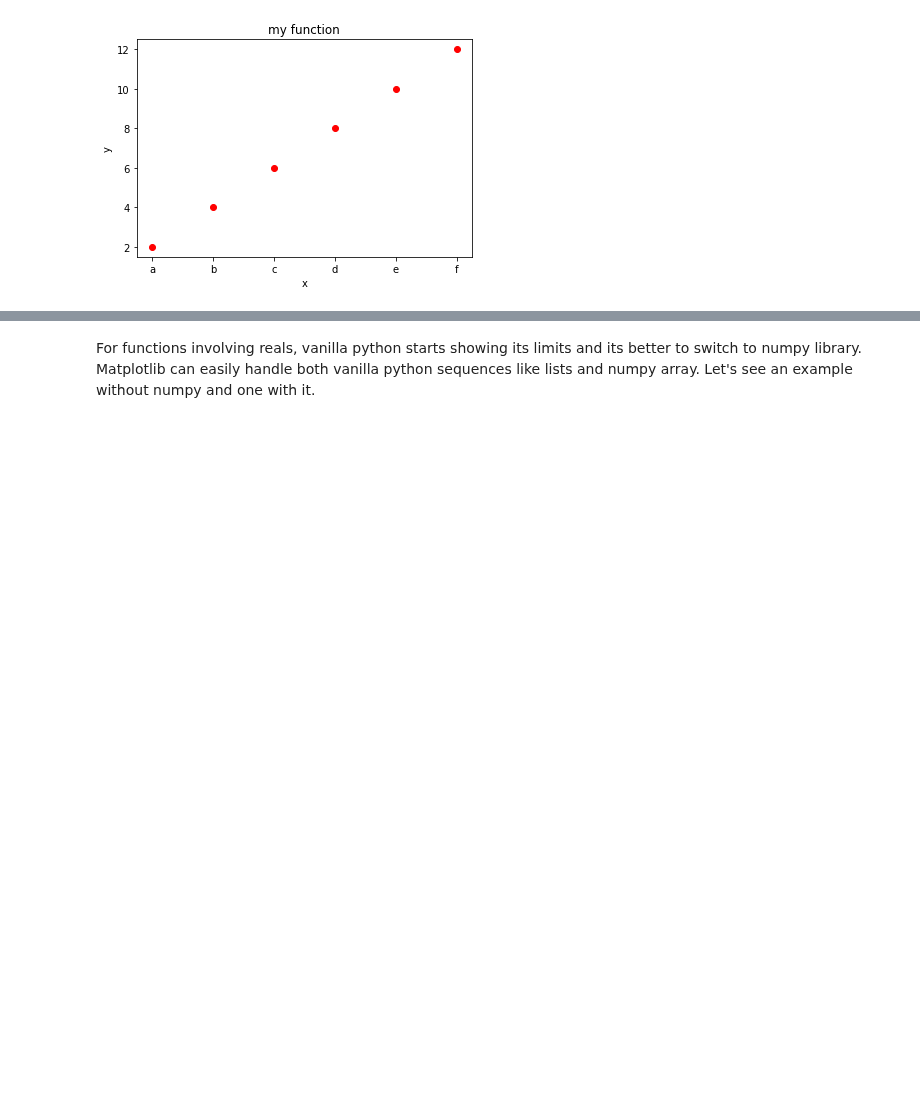
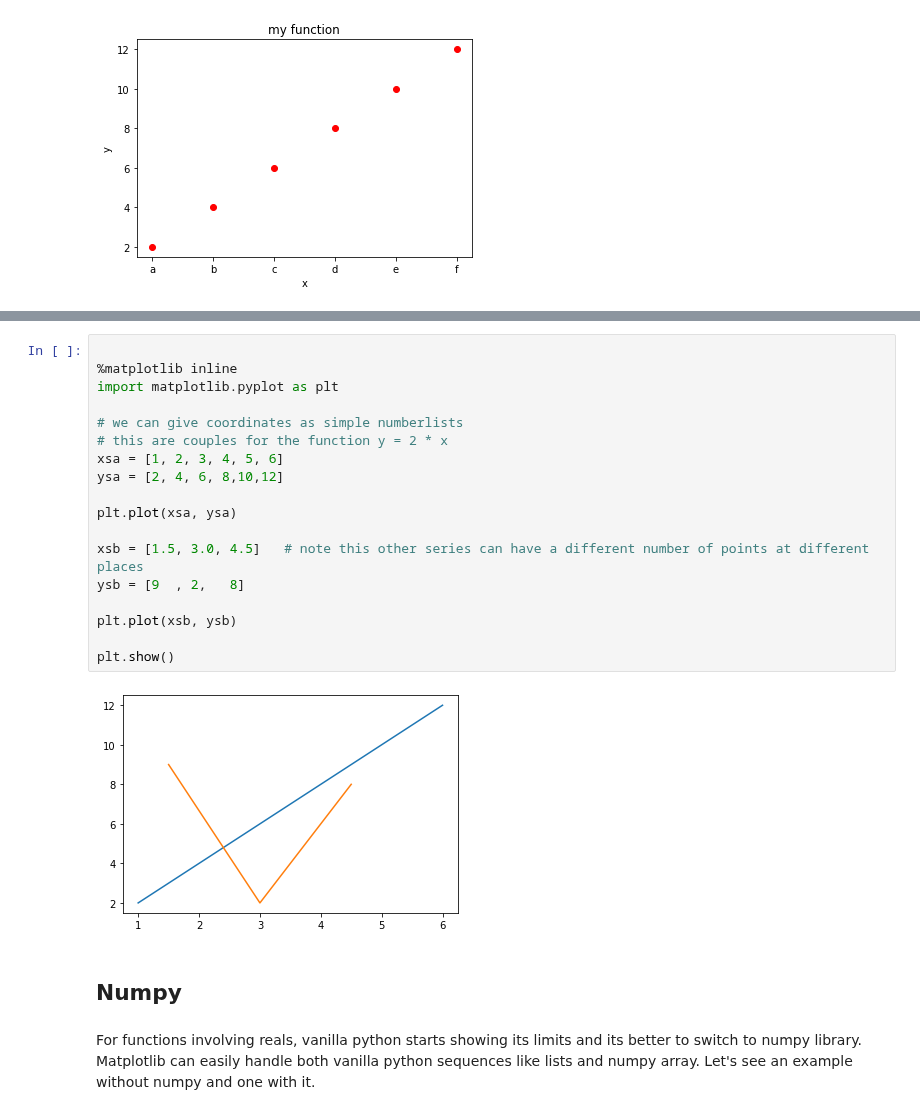
Before and after one commit to DavidLeoni/softpython-en, a Jupyter notebook: visualization/visualization1-sol.ipynb, the cells around one changed output, grey strips where cells are left out. Saved outputs shown, nothing was run; the diff lists cells and outputs as text; blank space fills up the shorter version.

```diff
--- a/visualization/visualization1-sol.ipynb
+++ b/visualization/visualization1-sol.ipynb
@@ -204,3 +208,25 @@ plt.show()
+# %%
+
+%matplotlib inline
+import matplotlib.pyplot as plt
+
+# we can give coordinates as simple numberlists
+# this are couples for the function y = 2 * x
+xsa = [1, 2, 3, 4, 5, 6]
+ysa = [2, 4, 6, 8,10,12]
+
+plt.plot(xsa, ysa)
+
+xsb = [1.5, 3.0, 4.5]   # note this other series can have a different number of points at different places
+ysb = [9  , 2,   8]
+
+plt.plot(xsb, ysb)
+
+plt.show()
+# %% [output]
+[figure, added]
+# %% [markdown]
+## Numpy
 # %% [markdown]
 For functions involving reals, vanilla python starts showing its limits and its better to switch to numpy library. Matplotlib can easily handle both vanilla python sequences like lists and numpy array.
 Let's see an example without numpy and one with it.
```
Also changed, not shown: parts of 79 cells of this notebook, 11 other files.
